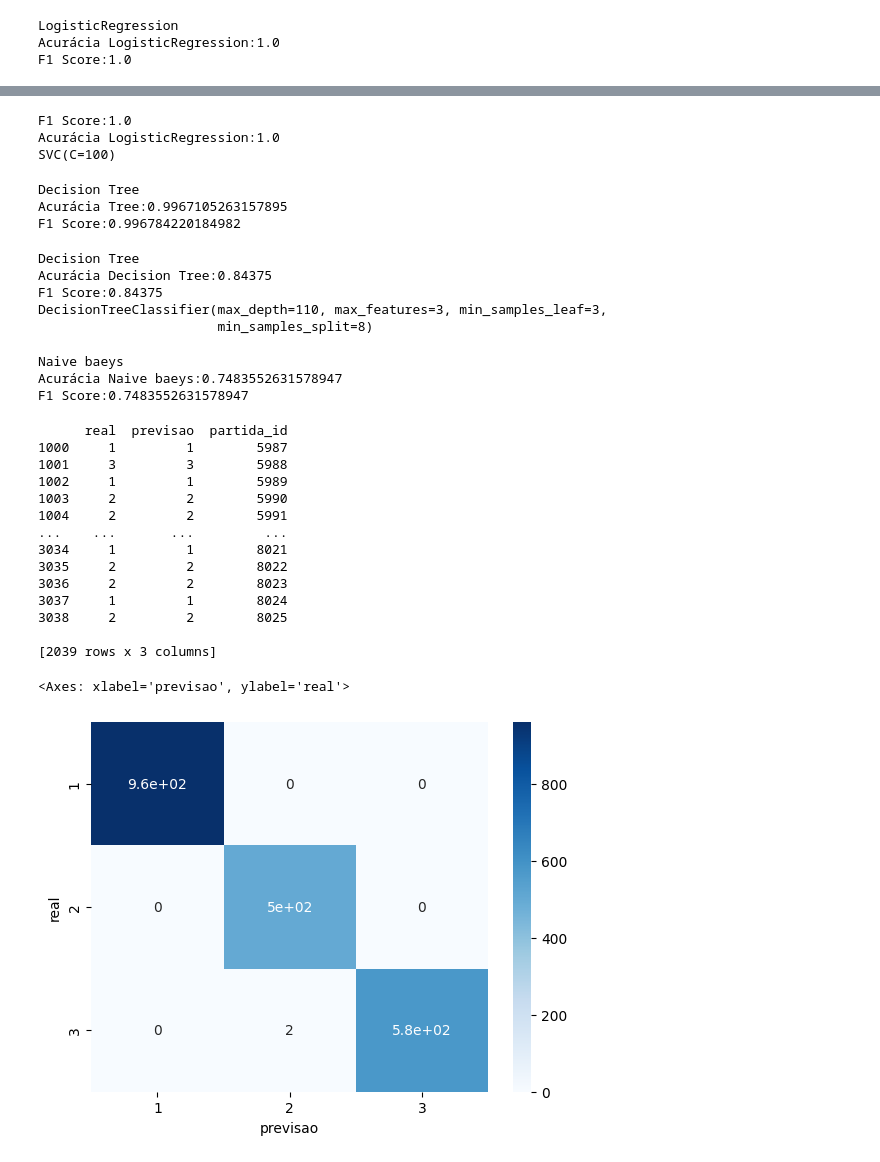
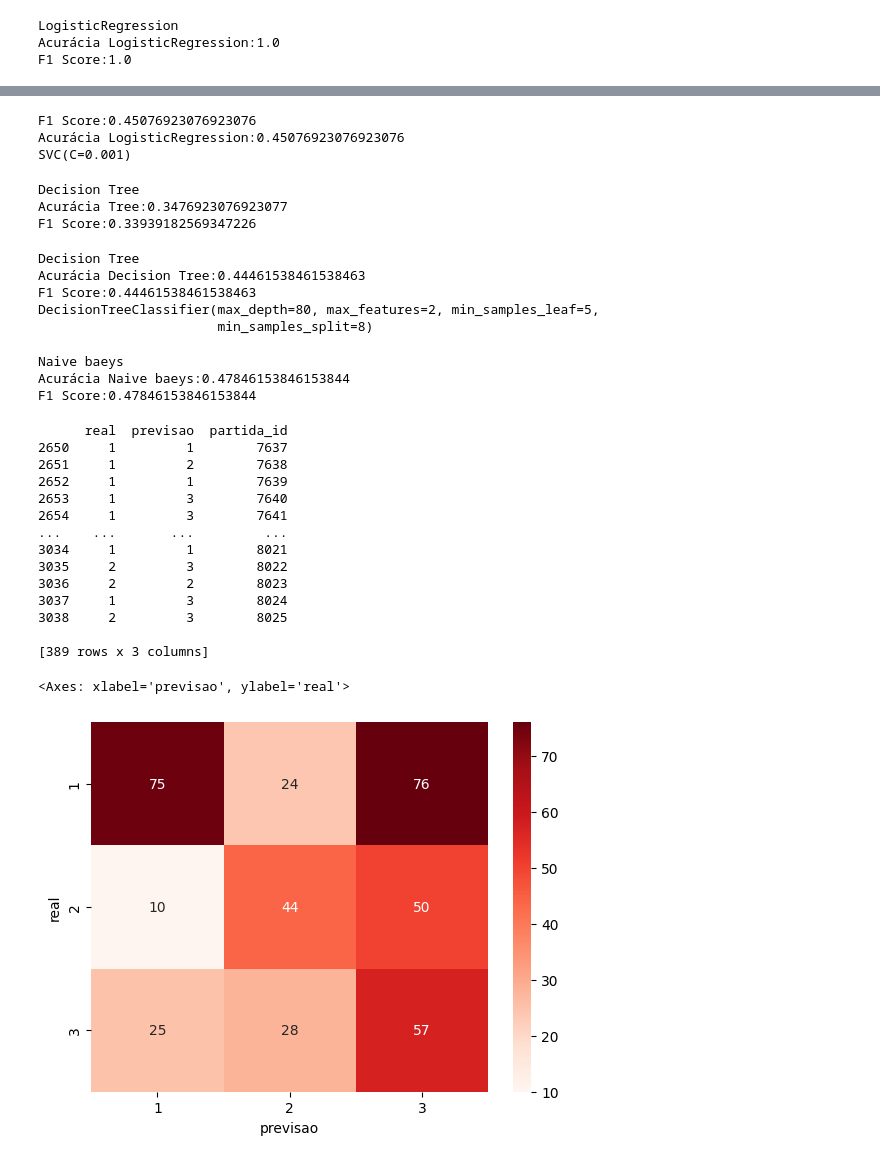
Before and after one commit to vbddinho/puc_minas_machine, a Jupyter notebook: ml1.ipynb, the cells around one changed output, grey strips where cells are left out. Drawn from its saved outputs; the diff is of its cells as text; code cells hidden in the pictures.

```diff
--- a/ml1.ipynb
+++ b/ml1.ipynb
@@ -102,6 +102,6 @@ categorical_attributes: ['mandante', 'visitante', 'formacao_mandante', 'formacao
 numerical_attributes: ['partida_id', 'rodada', 'mandante_placar', 'visitante_placar', 'chutes_mandante', 'chutes_no_alvo_mandante', 'posse_de_bola_mandante', 'passes_mandante', 'precisao_passes_mandan ...
 # %%
 #Deixar somente as variáveis numericas
-num_data  =df.drop(['mandante', 'visitante', 'formacao_mandante', 'formacao_visitante', 'clube_mandante', 'clube_visitante'],axis=1)
+num_data  =df.drop(['partida_id','rodada','mandante', 'visitante', 'formacao_mandante', 'formacao_visitante', 'clube_mandante', 'clube_visitante'],axis=1)
 num_data
 # %% [output]
@@ -207,7 +200,7 @@ Melhores features:
 {'visitante_placar': 1012.8889772632888, 'chutes_mandante': 946.5953732410202, 'posse_de_bola_visitante': 83.13156158154604, 'passes_visitante': 41.63960245586653, 'posse_de_bola_mandante': 36.9179231 ...
 # %%
 #separa as features com base nas melhores features para treinamento
-num_data  =df.drop(['cartao_amarelo_visitante','rodata_visitante','chutes_no_alvo_visitante','temporada','passes_mandante','impedimentos_visitante','cartao_amarelo_mandante','precisao_passes_visitante'],axis=1)
+features  =num_data.drop(['resultado','temporada', 'cartao_amarelo_visitante', 'impedimentos_visitante', 'precisao_passes_mandante', 'cartao_amarelo_mandante', 'chutes_no_alvo_visitante', 'cartao_vermelho_mandante', 'cartao_vermelho_visitante', 'escanteios_mandante', 'faltas_mandante', 'faltas_visitante', 'chutes_visitante', 'escanteios_visitante', 'chutes_no_alvo_mandante'],axis=1)
 
 #separa as labels para treinamento
 labels = num_data['resultado']
@@ -264,12 +335,14 @@ Features:  (3039, 26)
 # %%
-#X_train = features_scale[:1000 ]
-#X_test = features_scale[1000:1900]
-#y_train = labels[:1000]
-#y_test = labels[1000:1900]
+X_train = features_scale[:2000 ]
+X_test = features_scale[2000:2650]
+y_train = labels[:2000]
+y_test = labels[2000:2650]
 
-X_train, X_test, y_train, y_test = train_test_split(features_scale, labels, test_size=0.20, random_state=42)
+#X_train, X_test, y_train, y_test = train_test_split(features_scale, labels, test_size=0.2, random_state=0)
 
 print( len(X_train), len(y_train))
 
 print( len(X_test), len(y_test))
+
+print(labels.shape)
 # %% [output]
@@ -353,9 +431,9 @@ print ('Acurácia LogisticRegression:{}'.format(acc))
 
 print(clf_SVC)
 # %% [output]
-F1 Score:1.0
-Acurácia LogisticRegression:1.0
-SVC(C=100)
+F1 Score:0.45076923076923076
+Acurácia LogisticRegression:0.45076923076923076
+SVC(C=0.001)
 # %%
 #Treinando e testando os modelos
 print ('Decision Tree')
@@ -375,8 +453,8 @@ n_estimators = [10, 50, 100, 200]
 max_depth = [3, 10, 20, 40]
 # %% [output]
 Decision Tree
-Acurácia Tree:0.9967105263157895
-F1 Score:0.996784220184982
+Acurácia Tree:0.3476923076923077
+F1 Score:0.33939182569347226
 # %%
 #Testando Decision tree hyper parameters
 print ('Decision Tree')
@@ -406,9 +484,9 @@ print ('F1 Score:{}'.format(f1) )
 print (clf)
 # %% [output]
 Decision Tree
-Acurácia Decision Tree:0.84375
-F1 Score:0.84375
-DecisionTreeClassifier(max_depth=110, max_features=3, min_samples_leaf=3,
+Acurácia Decision Tree:0.44461538461538463
+F1 Score:0.44461538461538463
+DecisionTreeClassifier(max_depth=80, max_features=2, min_samples_leaf=5,
                        min_samples_split=8)
 # %%
 #Treinando e testando os modelos
@@ -425,18 +503,18 @@ print ('Acurácia Naive baeys:{}'.format(nb_acc))
 print ('F1 Score:{}'.format(f1) )
 # %% [output]
 Naive baeys
-Acurácia Naive baeys:0.7483552631578947
-F1 Score:0.7483552631578947
+Acurácia Naive baeys:0.47846153846153844
+F1 Score:0.47846153846153844
 # %%
 #Executando a previsao
 
-previsao=features_scale[1000:]
+previsao=features_scale[2650:]
 
 game_id_full=df['partida_id']
-game_id=game_id_full[1000:]
+game_id=game_id_full[2650:]
 
 res_full=df['resultado']
-res=res_full[1000:]
+res=res_full[2650:]
 
 
 pred=clf_LR.predict(previsao)
@@ -446,27 +524,27 @@ df=pd.DataFrame({'real': res, 'previsao':pred, 'partida_id':game_id})
 print(df)
 # %% [output]
       real  previsao  partida_id
-1000     1         1        5987
-1001     3         3        5988
-1002     1         1        5989
-1003     2         2        5990
-1004     2         2        5991
+2650     1         1        7637
+2651     1         2        7638
+2652     1         1        7639
+2653     1         3        7640
+2654     1         3        7641
 ...    ...       ...         ...
 3034     1         1        8021
-3035     2         2        8022
+3035     2         3        8022
 3036     2         2        8023
-3037     1         1        8024
-3038     2         2        8025
+3037     1         3        8024
+3038     2         3        8025
 
-[2039 rows x 3 columns]
+[389 rows x 3 columns]
 # %%
 #confusion Matrix
 
 df=pd.DataFrame(df,columns=['real','previsao' ])
 
 cf_matrix=pd.crosstab(df['real'], df['previsao'], rownames=['real'] , colnames=['previsao'])
 
-sns.heatmap(cf_matrix, annot=True, cmap='Blues')
+sns.heatmap(cf_matrix, annot=True, cmap='Reds')
 # %% [output]
 <Axes: xlabel='previsao', ylabel='real'>
-[figure, old version]
+[figure, new version]
```
Also changed, not shown: parts of 22 cells of this notebook, 2 other files.
